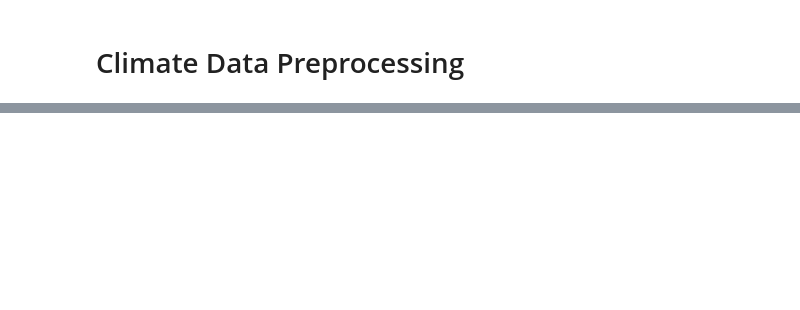
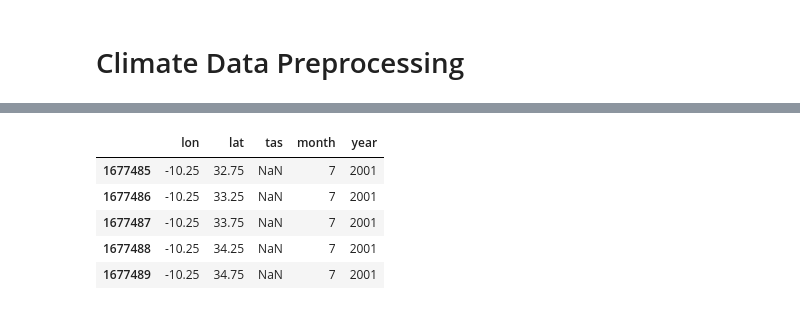
Before and after one commit to TomasDemeter/FireProject, a Jupyter notebook: notebooks/climate_preprocessing.ipynb, the cells around one changed output, grey strips where cells are left out. Cells and saved outputs as stored; diff of their text form; code cells hidden in the pictures; blank space fills up the shorter version.

```diff
--- a/notebooks/climate_preprocessing.ipynb
+++ b/notebooks/climate_preprocessing.ipynb
@@ -65,0 +80,10 @@ data
+# %%
+result = climate_preprocessing(f'../data/climate/CRU_mean_temperature_mon_0.5x0.5_global_{2001}_v4.03.nc')
+result.head()
+# %% [output]
+|  | lon | lat | tas | month | year |
+| 1677485 | -10.25 | 32.75 | NaN | 7 | 2001 |
+| 1677486 | -10.25 | 33.25 | NaN | 7 | 2001 |
+| 1677487 | -10.25 | 33.75 | NaN | 7 | 2001 |
+| 1677488 | -10.25 | 34.25 | NaN | 7 | 2001 |
+| 1677489 | -10.25 | 34.75 | NaN | 7 | 2001 |
```
Also changed, not shown: parts of 12 cells of this notebook, 1 other file.
